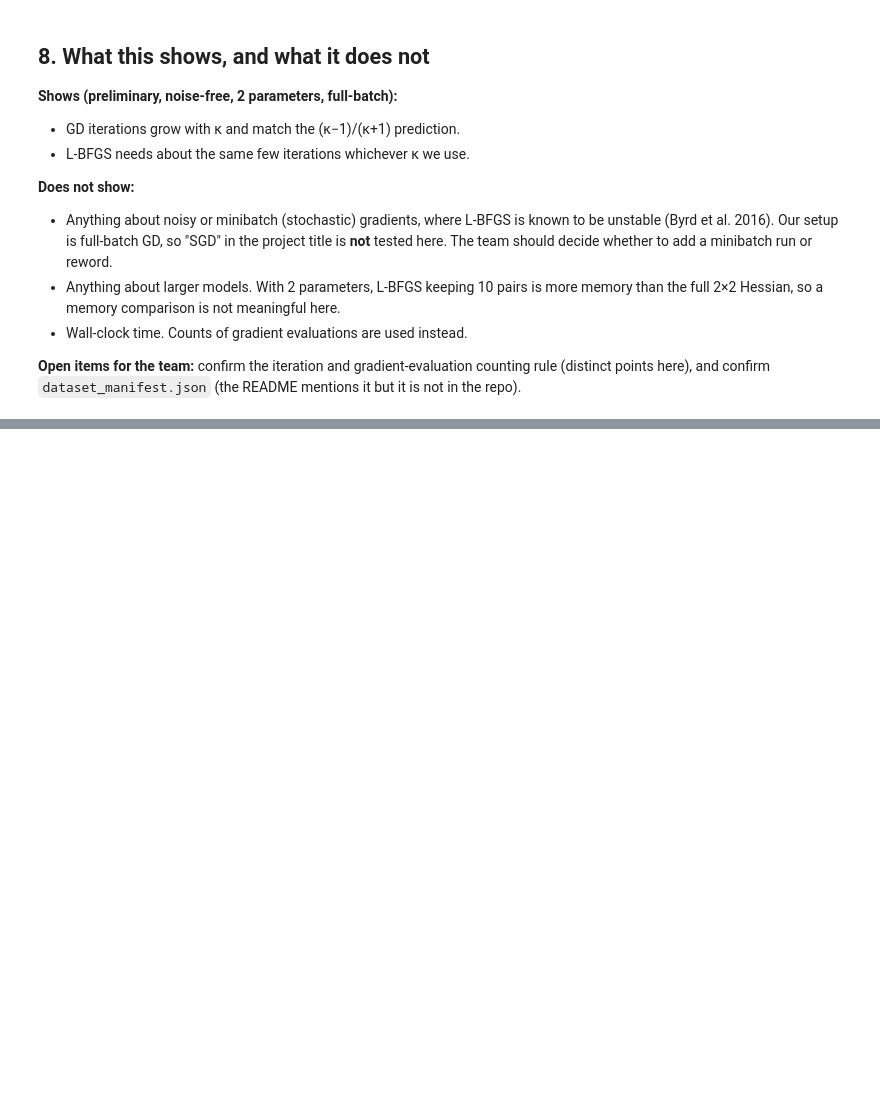
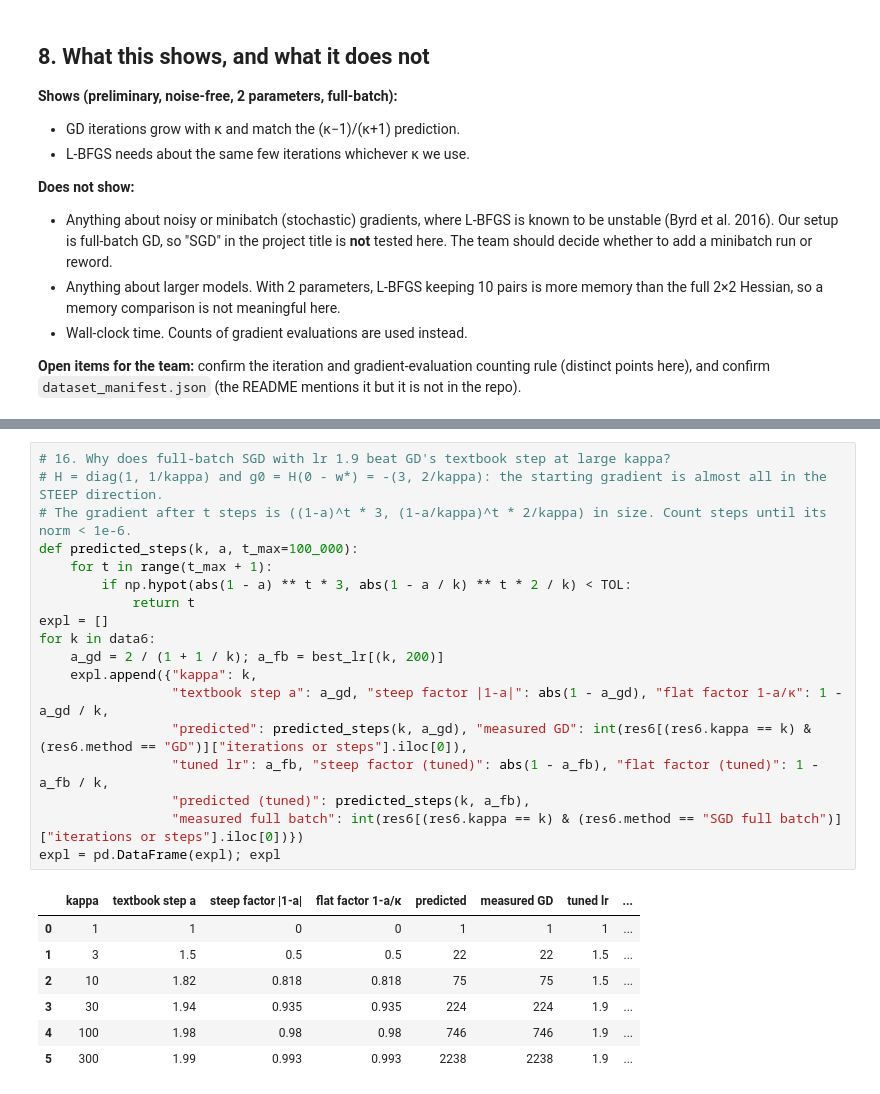
Before and after one commit to priyavenugopalnair-debug/group7-optimizers, a Jupyter notebook: notebooks/Jyoti_Maths_project.ipynb, the cells around one changed output, grey strips where cells are left out. Drawn from its saved outputs; the diff is of its cells as text; blank space fills up the shorter version.

```diff
--- a/notebooks/Jyoti_Maths_project.ipynb
+++ b/notebooks/Jyoti_Maths_project.ipynb
@@ -201,0 +511,26 @@ plt.tight_layout(); plt.show()
+# %%
+# 16. Why does full-batch SGD with lr 1.9 beat GD's textbook step at large kappa?
+# H = diag(1, 1/kappa) and g0 = H(0 - w*) = -(3, 2/kappa): the starting gradient is almost all in the STEEP direction.
+# The gradient after t steps is ((1-a)^t * 3, (1-a/kappa)^t * 2/kappa) in size. Count steps until its norm < 1e-6.
+def predicted_steps(k, a, t_max=100_000):
+    for t in range(t_max + 1):
+        if np.hypot(abs(1 - a) ** t * 3, abs(1 - a / k) ** t * 2 / k) < TOL:
+            return t
+expl = []
+for k in data6:
+    a_gd = 2 / (1 + 1 / k); a_fb = best_lr[(k, 200)]
+    expl.append({"kappa": k,
+                 "textbook step a": a_gd, "steep factor |1-a|": abs(1 - a_gd), "flat factor 1-a/κ": 1 - a_gd / k,
+                 "predicted": predicted_steps(k, a_gd), "measured GD": int(res6[(res6.kappa == k) & (res6.method == "GD")]["iterations or steps"].iloc[0]),
+                 "tuned lr": a_fb, "steep factor (tuned)": abs(1 - a_fb), "flat factor (tuned)": 1 - a_fb / k,
+                 "predicted (tuned)": predicted_steps(k, a_fb),
+                 "measured full batch": int(res6[(res6.kappa == k) & (res6.method == "SGD full batch")]["iterations or steps"].iloc[0])})
+expl = pd.DataFrame(expl); expl
+# %% [output]
+|  | kappa | textbook step a | steep factor |1-a| | flat factor 1-a/κ | predicted | measured GD | tuned lr | ... |
+| 0 | 1 | 1 | 0 | 0 | 1 | 1 | 1 | ... |
+| 1 | 3 | 1.5 | 0.5 | 0.5 | 22 | 22 | 1.5 | ... |
+| 2 | 10 | 1.82 | 0.818 | 0.818 | 75 | 75 | 1.5 | ... |
+| 3 | 30 | 1.94 | 0.935 | 0.935 | 224 | 224 | 1.9 | ... |
+| 4 | 100 | 1.98 | 0.98 | 0.98 | 746 | 746 | 1.9 | ... |
+| 5 | 300 | 1.99 | 0.993 | 0.993 | 2238 | 2238 | 1.9 | ... |
```
Also changed, not shown: parts of 9 cells of this notebook.
